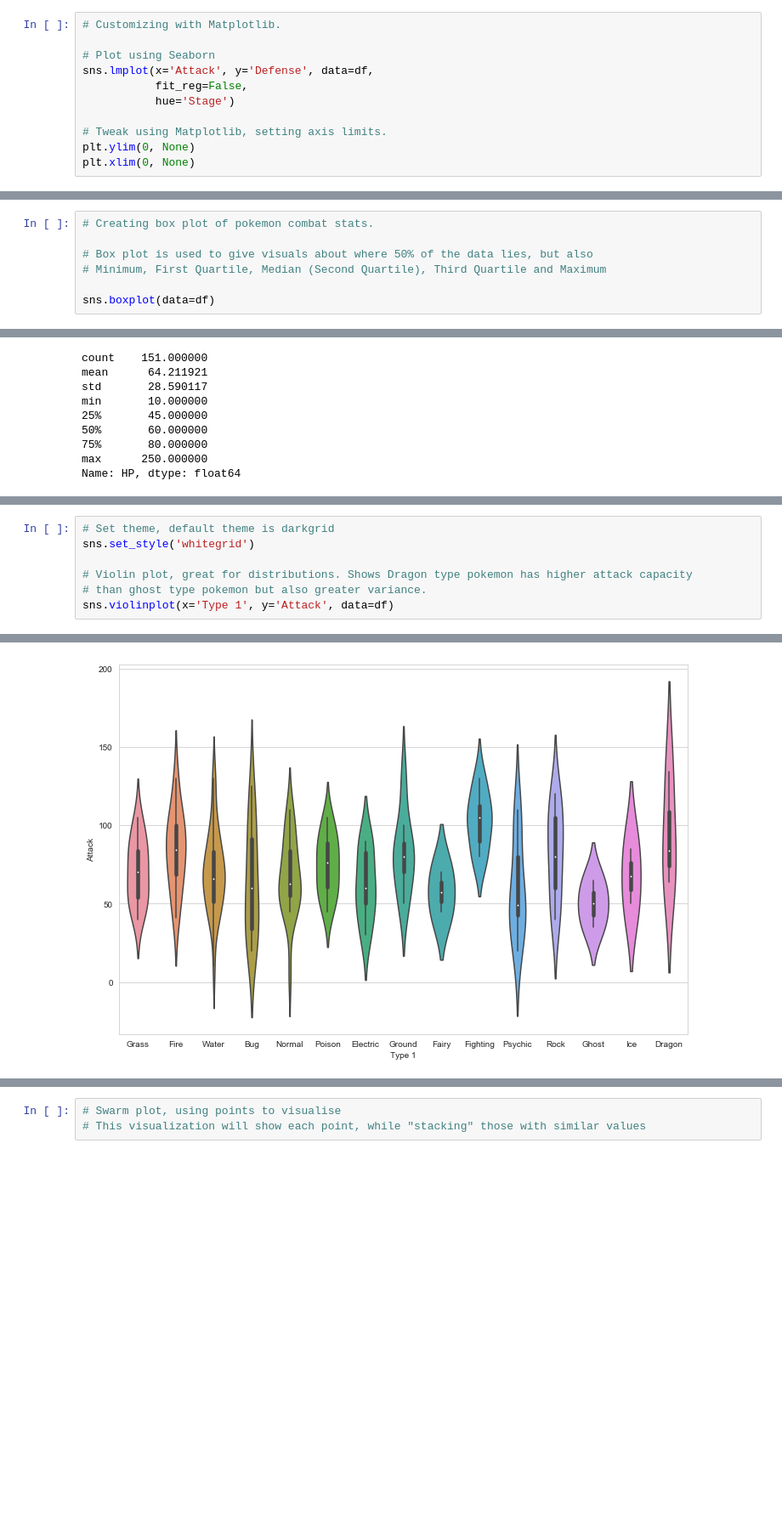
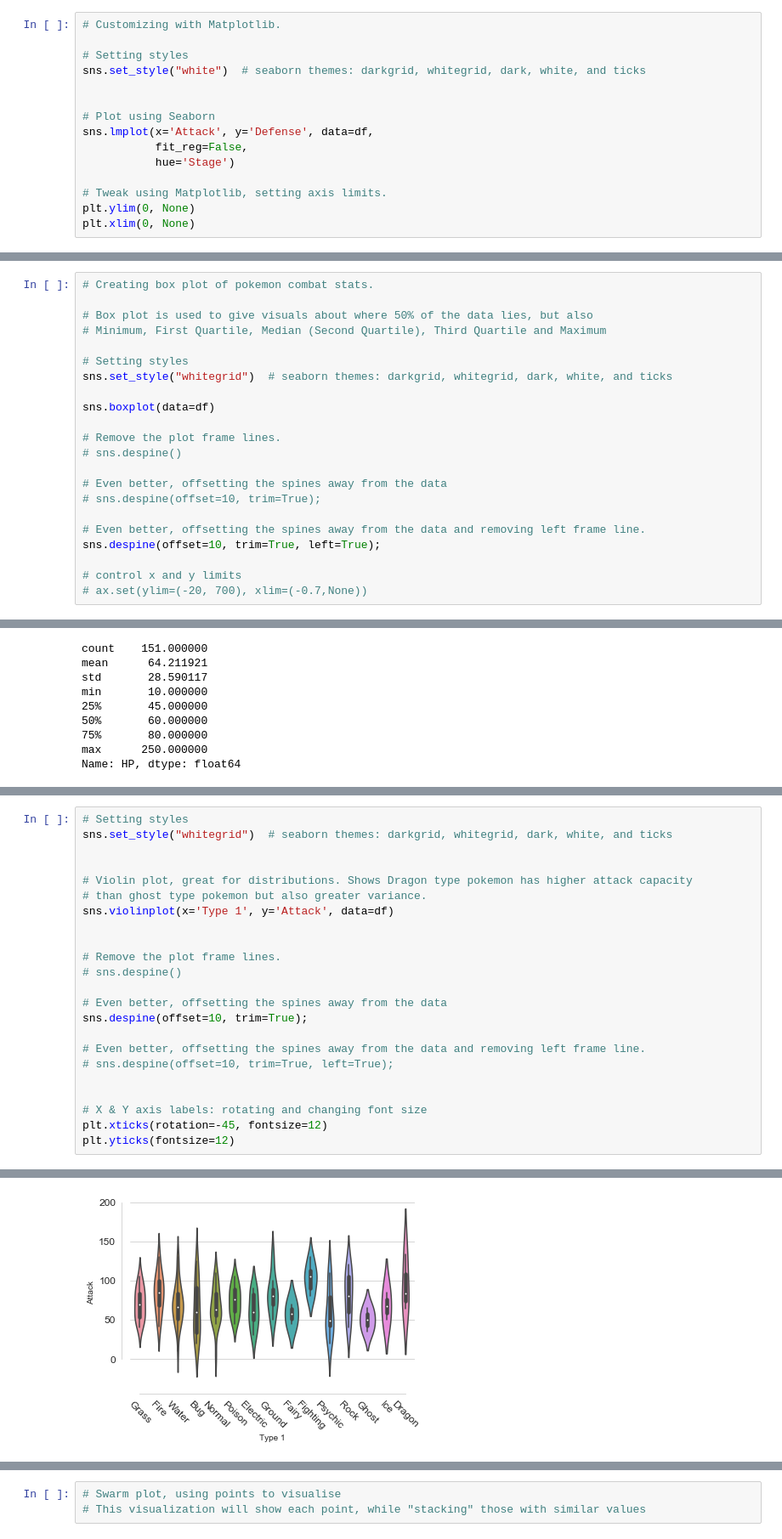
Before and after one commit to csaratchandra/visualisation, a Jupyter notebook: seaborn_visuals/python_seaborn_visuals.ipynb, the cells around one changed output, grey strips where cells are left out. Shown at 85% size. Cells and saved outputs as stored; diff of their text form; blank space fills up the shorter version.

```diff
--- a/seaborn_visuals/python_seaborn_visuals.ipynb
+++ b/seaborn_visuals/python_seaborn_visuals.ipynb
@@ -81,5 +91,9 @@ sns.lmplot(x='Attack', y='Defense', data=df,
 # %%
 # Customizing with Matplotlib.
+
+# Setting styles
+sns.set_style("white")  # seaborn themes: darkgrid, whitegrid, dark, white, and ticks
+
 
 # Plot using Seaborn
 sns.lmplot(x='Attack', y='Defense', data=df,
@@ -106,5 +120,20 @@ df.head(3)
 # Box plot is used to give visuals about where 50% of the data lies, but also
 # Minimum, First Quartile, Median (Second Quartile), Third Quartile and Maximum
 
+# Setting styles
+sns.set_style("whitegrid")  # seaborn themes: darkgrid, whitegrid, dark, white, and ticks
+
 sns.boxplot(data=df)
+
+# Remove the plot frame lines.
+# sns.despine()
+
+# Even better, offsetting the spines away from the data
+# sns.despine(offset=10, trim=True);
+
+# Even better, offsetting the spines away from the data and removing left frame line.
+sns.despine(offset=10, trim=True, left=True);
+
+# control x and y limits
+# ax.set(ylim=(-20, 700), xlim=(-0.7,None))
 # %% [output]
@@ -151,8 +191,24 @@ sns.boxplot(data=stats_df)
 # %%
-# Set theme, default theme is darkgrid
-sns.set_style('whitegrid')
+# Setting styles
+sns.set_style("whitegrid")  # seaborn themes: darkgrid, whitegrid, dark, white, and ticks
+
 
 # Violin plot, great for distributions. Shows Dragon type pokemon has higher attack capacity
 # than ghost type pokemon but also greater variance.
 sns.violinplot(x='Type 1', y='Attack', data=df)
+
+
+# Remove the plot frame lines.
+# sns.despine()
+
+# Even better, offsetting the spines away from the data
+sns.despine(offset=10, trim=True);
+
+# Even better, offsetting the spines away from the data and removing left frame line.
+# sns.despine(offset=10, trim=True, left=True);
+
+
+# X & Y axis labels: rotating and changing font size
+plt.xticks(rotation=-45, fontsize=12)
+plt.yticks(fontsize=12)
 # %% [output]
@@ -160,4 +216,4 @@ sns.violinplot(x='Type 1', y='Attack', data=df)
-[figure, old version]
+[figure, new version]
 # %%
 # to set color pallette
 pkmn_type_colors = ['#78C850',  # Grass
```
Also changed, not shown: parts of 23 cells of this notebook, 3 other files.
